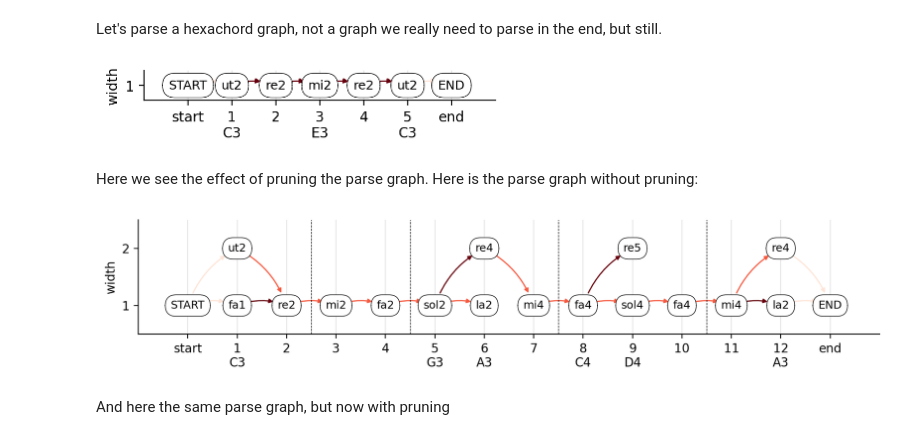
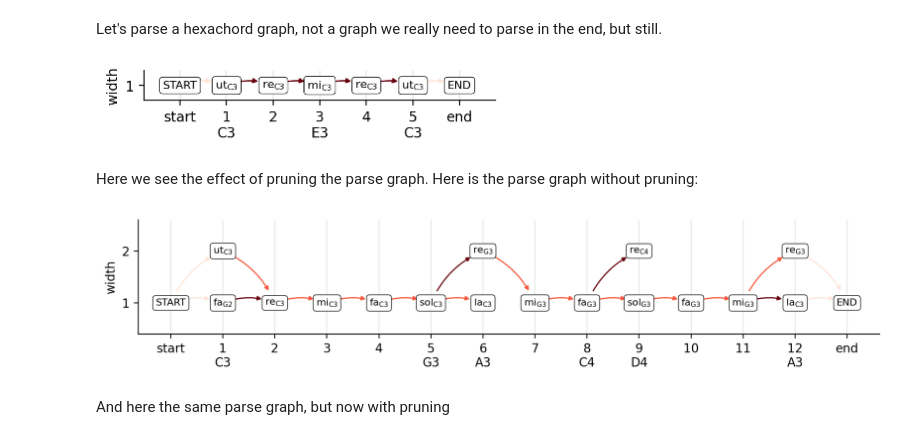
Before and after one commit to bacor/delasol, a Jupyter notebook: notebooks/plotting.ipynb, the cells around one changed output. Saved outputs shown, nothing was run; the diff lists cells and outputs as text; code cells hidden in the pictures.

```diff
--- a/notebooks/plotting.ipynb
+++ b/notebooks/plotting.ipynb
@@ -81,16 +84,18 @@ Let's parse a hexachord graph, not a graph we really need to parse in the end, b
 # %%
 H = HexachordGraph("C3")
-seq = [Pitch(p) for p in "C3 E3 C3".split(" ")]
+seq = as_pitch_list('C3 E3 C3')
 match_fn = lambda node, target: node == target
-parse = ParseGraph(H, seq, match_fn=match_fn)
-parse.draw()
+parse = RolloutGraph(H, seq, match_fn=match_fn)
+parse.draw(margin=2)
 # %% [output]
-[figure, old version]
+[figure, new version]
 # %% [markdown]
 Here we see the effect of pruning the parse graph. Here is the parse graph without pruning:
 # %%
-Solmization('C3 G3 A3 C4 D4 A3'.split(' '), gamut='hard-continental', prune_parse=False).parse.draw()
+sol = solmize('C3 G3 A3 C4 D4 A3', style='continental_16c', key=0,
+              rollout_kws=dict(prune_dead_ends=False))
+sol.rollout.draw()
 # %% [output]
-[figure, old version]
+[figure, new version]
 # %% [markdown]
 And here the same parse graph, but now with pruning
```
Also changed, not shown: parts of 13 cells of this notebook, 45 other files.
